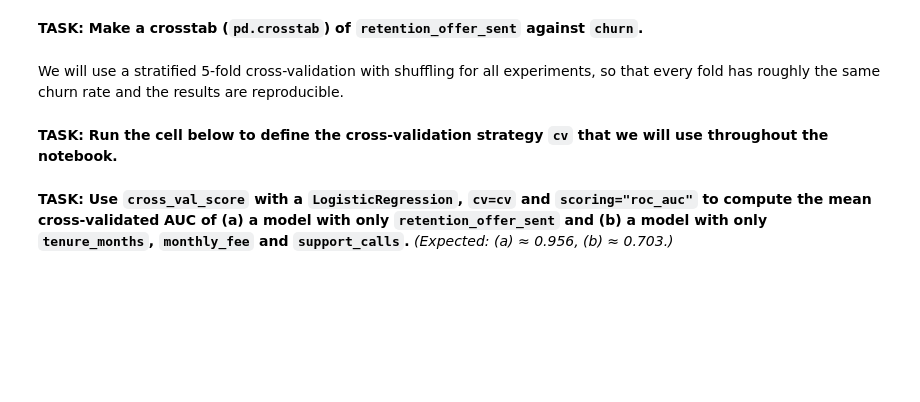
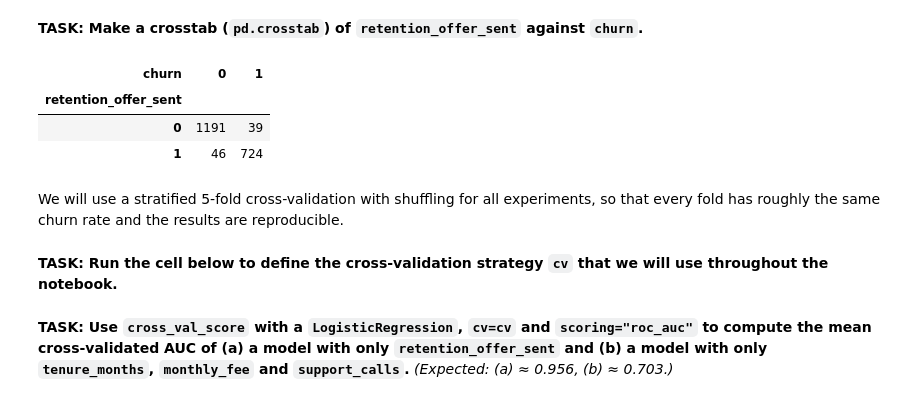
Before and after one commit to massirr/Machine-Learning---Forecasting, a Jupyter notebook: 6 - Data Leakage/6 - Data Leakage (Exc) (my notes).ipynb, the cells around one changed output. Saved outputs shown, nothing was run; the diff lists cells and outputs as text; code cells hidden in the pictures; blank space fills up the shorter version.

```diff
--- a/6 - Data Leakage/6 - Data Leakage (Exc) (my notes).ipynb
+++ b/6 - Data Leakage/6 - Data Leakage (Exc) (my notes).ipynb
@@ -99,5 +172,12 @@ Remember from class: **target leakage** happens when a feature contains informat
 # %% [markdown]
 **TASK: Make a crosstab (`pd.crosstab`) of `retention_offer_sent` against `churn`.**
+# %%
+pd.crosstab(df['retention_offer_sent'], df['churn'], margins=True)
+# %% [output]
+| churn | 0 | 1 |
+| retention_offer_sent |  |  |
+| 0 | 1191 | 39 |
+| 1 | 46 | 724 |
 # %% [markdown]
 We will use a stratified 5-fold cross-validation with shuffling for all experiments, so that every fold has roughly the same churn rate and the results are reproducible.
 # %% [markdown]
```
Also changed, not shown: parts of 33 cells of this notebook, 3 other files.
